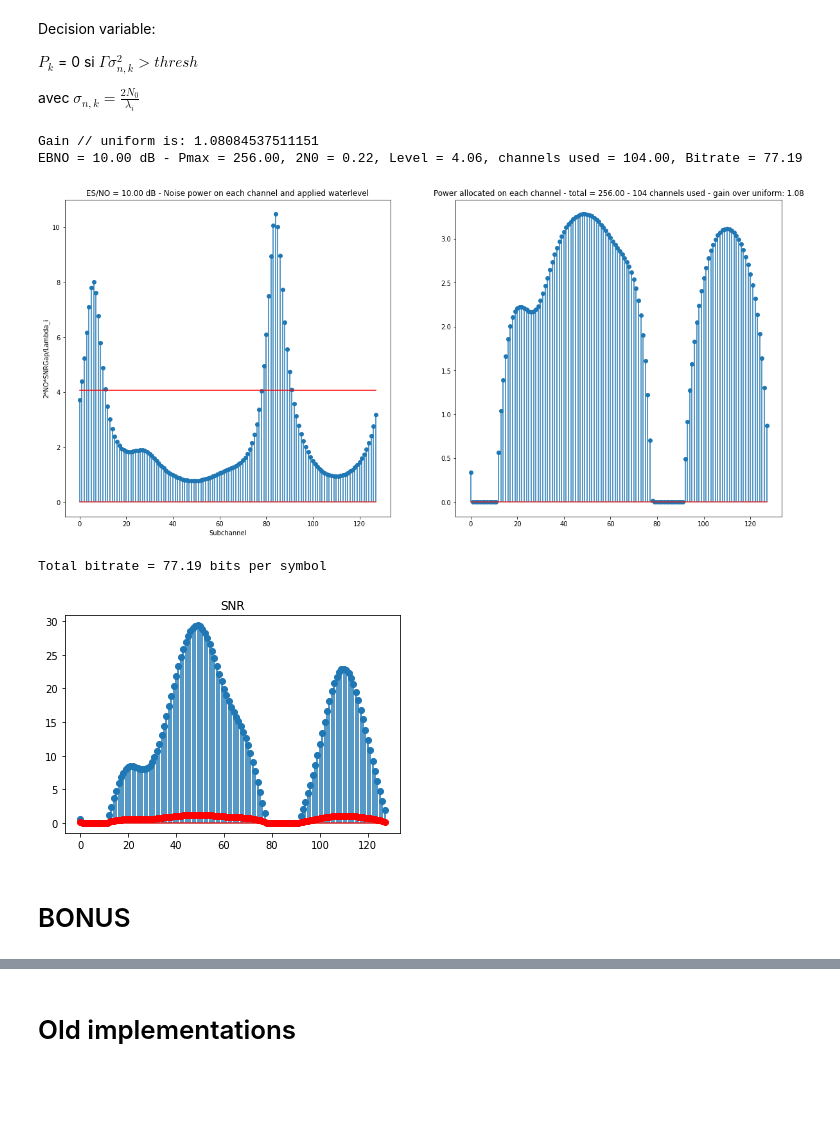
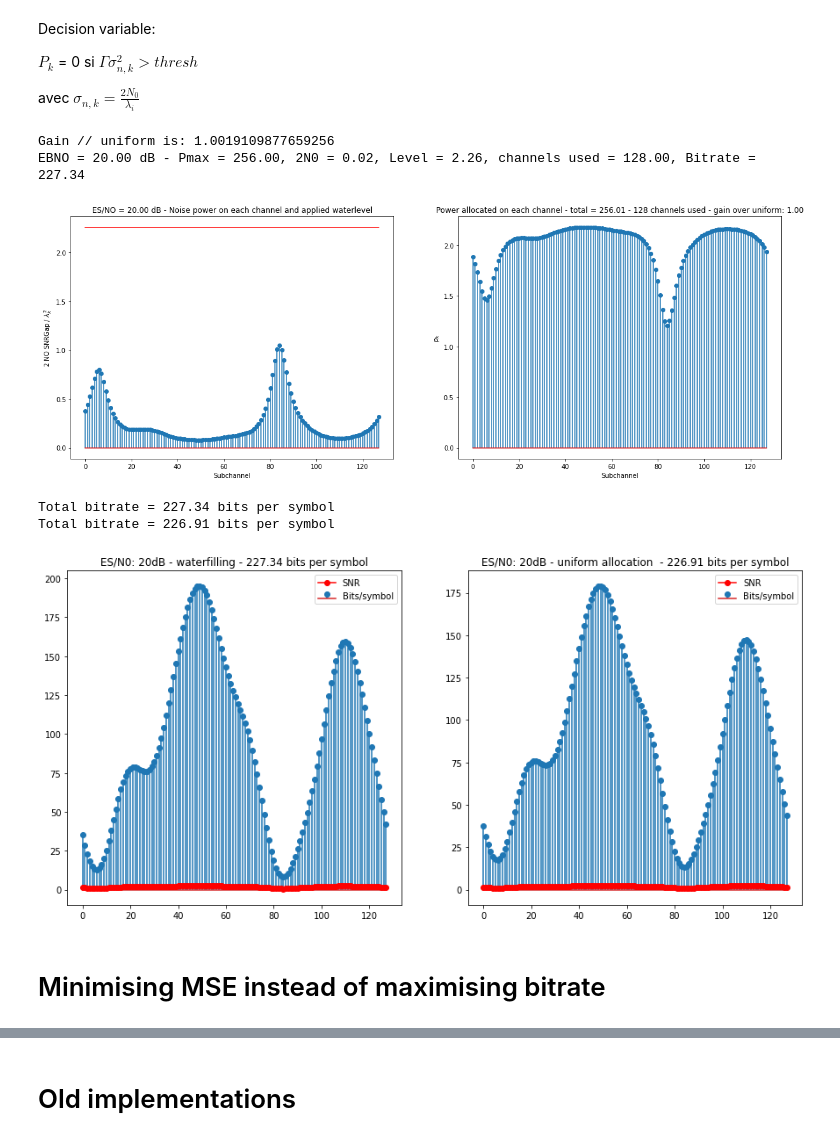
Before and after one commit to delaitl/OFDM, a Jupyter notebook: BEN_step2.ipynb, the cells around one changed output, grey strips where cells are left out. Cells and saved outputs as stored; diff of their text form; code cells hidden in the pictures; blank space fills up the shorter version.

```diff
--- a/BEN_step2.ipynb
+++ b/BEN_step2.ipynb
@@ -75,8 +79,10 @@ $P_k$ = 0 si $\Gamma \sigma_{n,k}^2 > thresh$
 avec
 $\sigma_{n,k} = \frac{2N_0}{\lambda_i}$
 # %%
+#SIMULATION TO RUN SEVERAL TIMES FOR DIFFERENT VALUES OF ESNOdb
+
 Pmax = 256 #On se fixe le pmax
-esnodb = 10
+esnodb = 20
 ESNO = 10**(esnodb/10)
 
 sigs = 2
@@ -102,40 +108,43 @@ pk = Pi
 
 SNR = pk*lambdai/(2*N0)
 
 Bk = (1/2)*np.log2(1+SNR/SNRGap)
 bitrate = np.sum(Bk)
 
 #UNIFORM CASE
 #############UNIFORM
 pk = 2
 #Pk is the power on each subcarrier
 
 SNRunif = pk*lambdai/(2*N0)
 
 Bunif = (1/2)*np.log2(1+SNRunif/SNRGap)
 bitrateunif = np.sum(Bunif)
 
 print("Gain // uniform is: {}".format(bitrate/bitrateunif))
 
 
 
 print("EBNO = {:.2f} dB - Pmax = {:.2f}, 2N0 = {:.2f}, Level = {:.2f}, channels used = {:.2f}, Bitrate = {:.2f}".format(esnodb, Pmax, 2*N0, level, channelsused, bitrate))
-plt.figure(figsize = (20,20))
-plt.subplot(221)
+plt.figure(figsize = (20,7))
+plt.subplot(121)
 
 plt.stem(2*N0*SNRGap/(lambdai[:]))
 plt.plot(np.ones(lambdai.shape)*level, 'r')
 plt.title("ES/NO = {:.2f} dB - Noise power on each channel and applied waterlevel".format(esnodb))
 plt.xlabel("Subchannel")
-plt.ylabel("2*NO*SNRGap/Lambda_i")
-plt.subplot(222)
+plt.ylabel("2 NO SNRGap / $\lambda_k ^2 $")
+plt.subplot(122)
+plt.xlabel("Subchannel")
+plt.ylabel("$p_k$")
 plt.title("Power allocated on each channel - total = {:.2f} - {:.0f} channels used - gain over uniform: {:.2f}".format(totalpower, channelsused, bitrate/bitrateunif))
 plt.stem(Pi)
+plt.savefig("Images_Resalloc/Bitrate{:.0f}dB.png".format(esnodb))
 plt.show()
 # %% [output]
-Gain // uniform is: 1.08084537511151
-EBNO = 10.00 dB - Pmax = 256.00, 2N0 = 0.22, Level = 4.06, channels used = 104.00, Bitrate = 77.19
+Gain // uniform is: 1.0019109877659256
+EBNO = 20.00 dB - Pmax = 256.00, 2N0 = 0.02, Level = 2.26, channels used = 128.00, Bitrate = 227.34
-[figure, old version]
+[figure, new version]
 # %%
 pk = Pi
 #Pk is the power on each subcarrier
@@ -144,19 +153,36 @@ SNR = pk*lambdai/(2*N0)
 
 Bk = (1/2)*np.log2(1+SNR/SNRGap)
 
+plt.figure(figsize=(15,7))
+plt.subplot(121)
+plt.stem(SNR)
+plt.title("ES/N0: {:.0f}dB - waterfilling - {:.2f} bits per symbol".format(esnodb, np.sum(Bk)))
+
+plt.plot(Bk , '-ro')
+plt.legend(["SNR", "Bits/symbol"])
+print("Total bitrate = {:.2f} bits per symbol".format(np.sum(Bk)))
 
 
+SNR = 2*lambdai/(2*N0)
+
+Bk = (1/2)*np.log2(1+SNR/SNRGap)
+
+
+plt.subplot(122)
 plt.stem(SNR)
-plt.title("SNR")
+plt.title("ES/N0: {:.0f}dB - uniform allocation  - {:.2f} bits per symbol".format(esnodb, np.sum(Bk)))
 
 plt.plot(Bk , '-ro')
-
+plt.legend(["SNR", "Bits/symbol"])
 print("Total bitrate = {:.2f} bits per symbol".format(np.sum(Bk)))
+plt.savefig("Images_Resalloc/uniformvswater{:.0f}db.png".format(esnodb))
+plt.show()
 # %% [output]
-Total bitrate = 77.19 bits per symbol
+Total bitrate = 227.34 bits per symbol
+Total bitrate = 226.91 bits per symbol
-[figure, old version]
+[figure, new version]
-# %% [markdown]
-# BONUS
+# %% [markdown]
+# Minimising MSE instead of maximising bitrate
 # %%
 lambdak = np.fft.fft(CIR,n=128, axis=0)
 Pmax = 256
```
Also changed, not shown: parts of 2 cells of this notebook, 17 other files.
